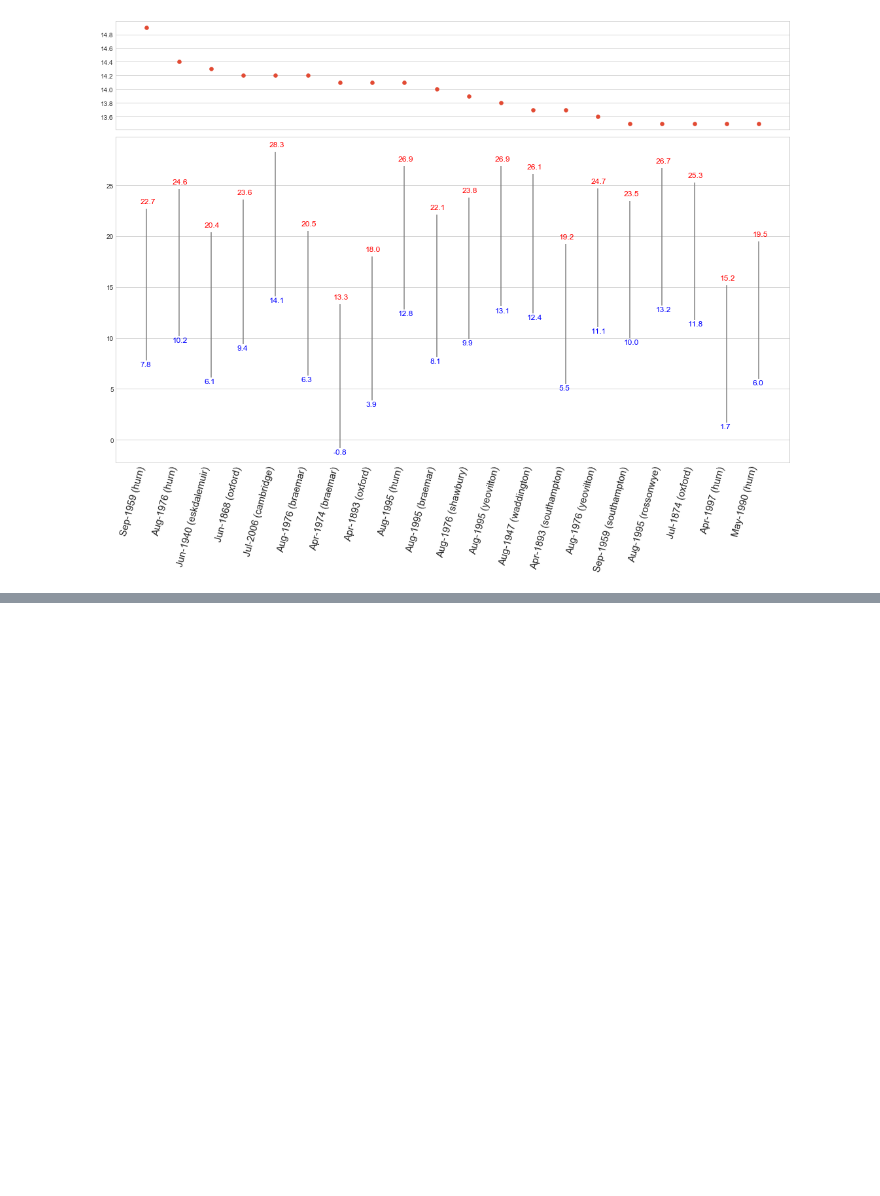
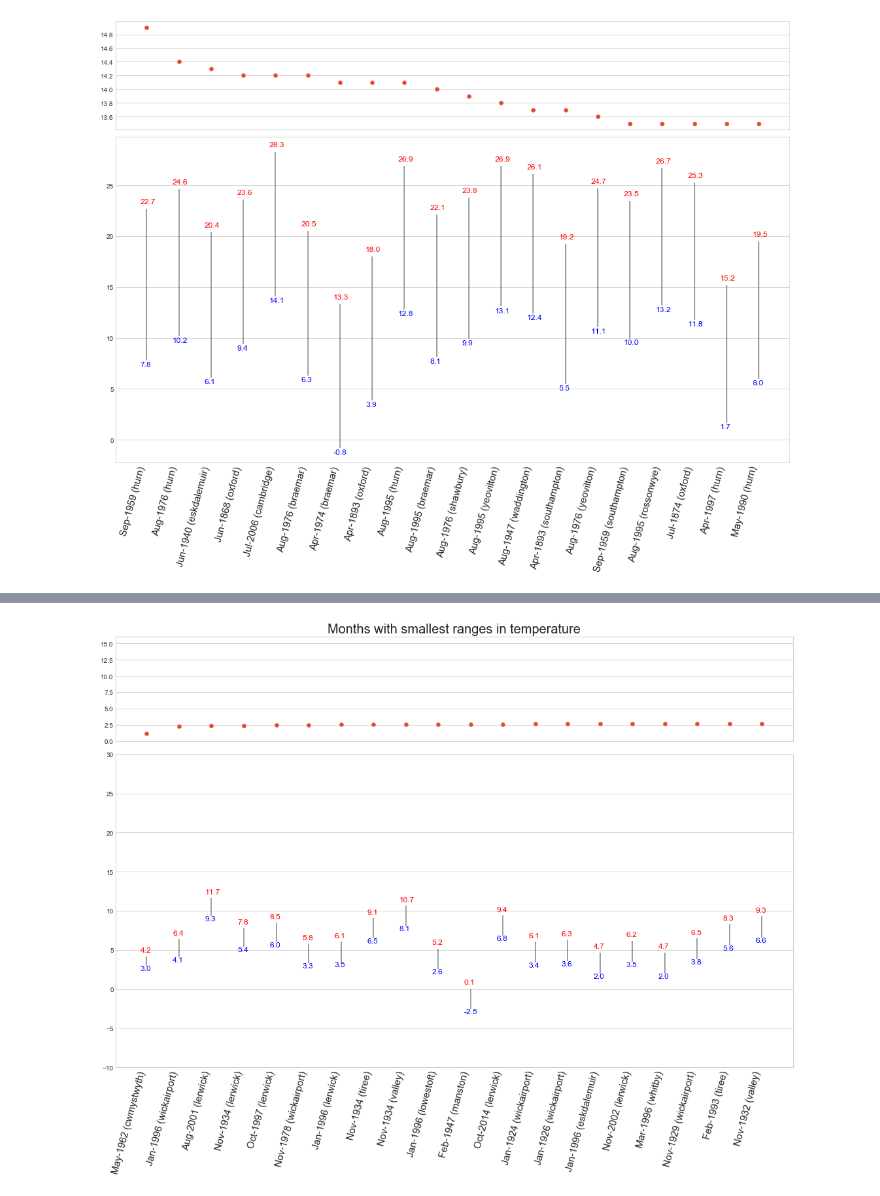
Before and after one commit to DanielJohnBenton/historic-monthly-meteorological-station-data, a Jupyter notebook: src/notes.ipynb, the cells around one changed output, grey strips where cells are left out. Drawn from its saved outputs; the diff is of its cells as text; code cells hidden in the pictures; blank space fills up the shorter version.

```diff
--- a/src/notes.ipynb
+++ b/src/notes.ipynb
@@ -217 +215,5 @@ plot_temp_ranges(leastVaried)
+# %%
+plot_temp_ranges(leastVaried, "Months with smallest ranges in temperature")
+# %% [output]
+[figure, added]
 # %%
```
Also changed, not shown: parts of 6 cells of this notebook.
